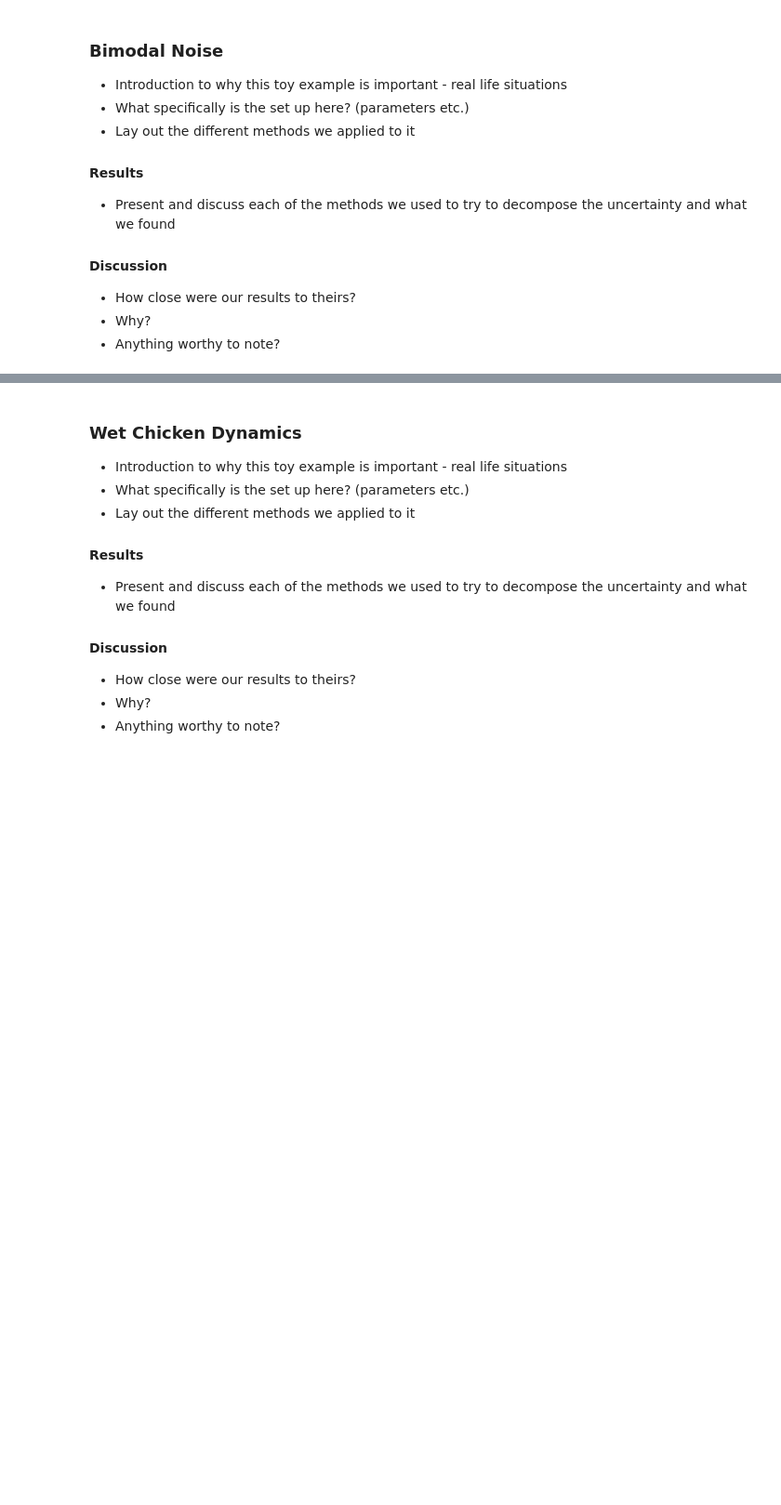
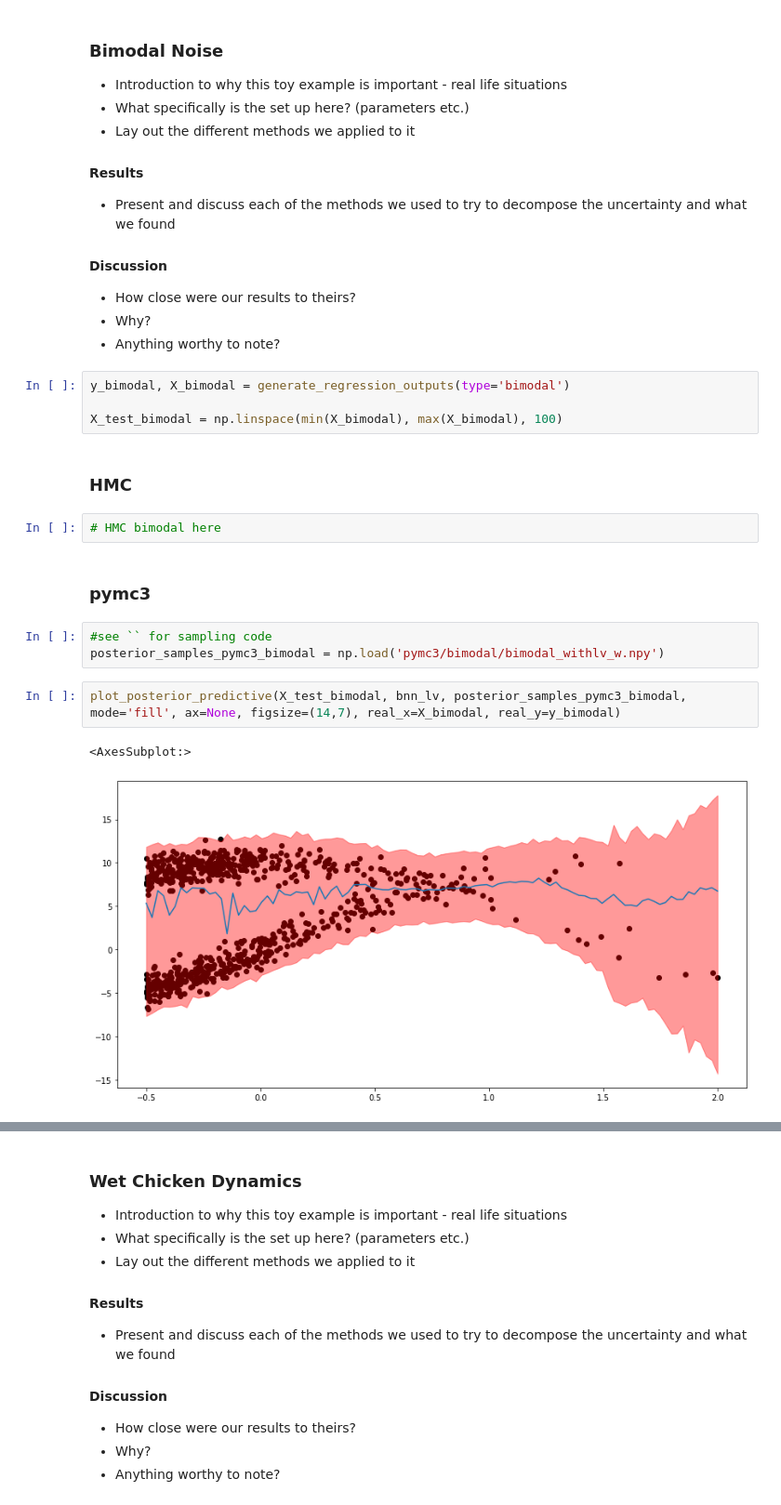
Before and after one commit to 2020fa-207-final-project/decomposition-of-uncertainty, a Jupyter notebook: notebooks/decomposition_of_uncertainty_report.ipynb, the cells around one changed output, grey strips where cells are left out. Shown: that part at 93% size. Drawn from its saved outputs; the diff is of its cells as text; blank space fills up the shorter version.

```diff
--- a/notebooks/decomposition_of_uncertainty_report.ipynb
+++ b/notebooks/decomposition_of_uncertainty_report.ipynb
@@ -215,3 +272,21 @@ We need to HIGHLIGHT:
 * How close were our results to theirs?
 * Why?
 * Anything worthy to note?
+# %%
+y_bimodal, X_bimodal = generate_regression_outputs(type='bimodal')
+
+X_test_bimodal = np.linspace(min(X_bimodal), max(X_bimodal), 100)
+# %% [markdown]
+### HMC
+# %%
+# HMC bimodal here
+# %% [markdown]
+### pymc3
+# %%
+#see `` for sampling code
+posterior_samples_pymc3_bimodal = np.load('pymc3/bimodal/bimodal_withlv_w.npy')
+# %%
+plot_posterior_predictive(X_test_bimodal, bnn_lv, posterior_samples_pymc3_bimodal, mode='fill', ax=None, figsize=(14,7), real_x=X_bimodal, real_y=y_bimodal)
+# %% [output]
+<AxesSubplot:>
+[figure, added]
```
Also changed, not shown: parts of 17 cells of this notebook, 2 other files.
